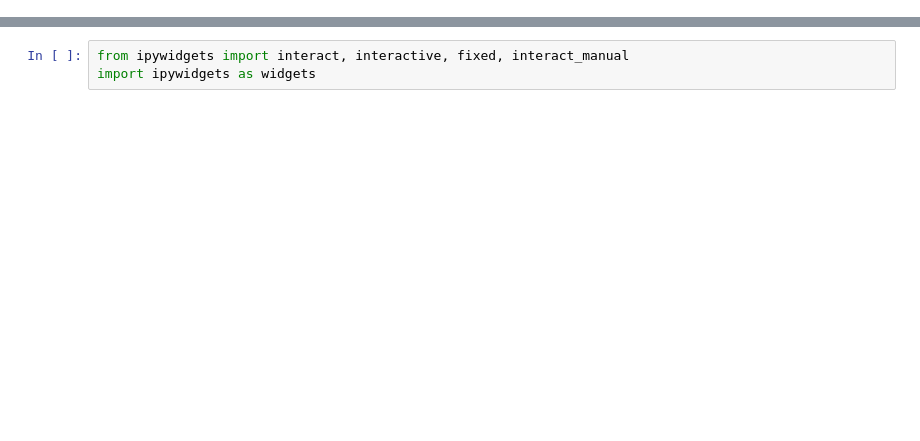
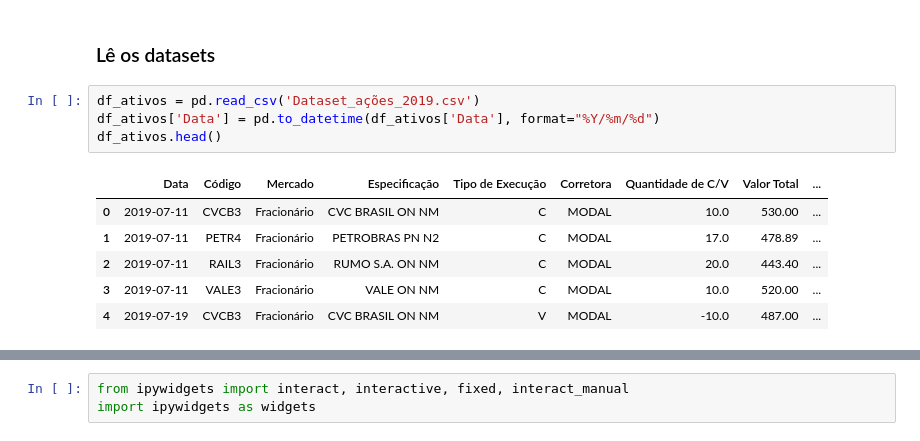
Before and after one commit to RGivisiez/controle-B3, a Jupyter notebook: Imposto de renda.ipynb, the cells around one changed output, grey strips where cells are left out. Drawn from its saved outputs; the diff is of its cells as text; blank space fills up the shorter version.

```diff
--- a/Imposto de renda.ipynb
+++ b/Imposto de renda.ipynb
@@ -5,0 +29,13 @@ def intersection(l1, l2):
+# %% [markdown]
+### Lê os datasets
+# %%
+df_ativos = pd.read_csv('Dataset_ações_2019.csv')
+df_ativos['Data'] = pd.to_datetime(df_ativos['Data'], format="%Y/%m/%d")
+df_ativos.head()
+# %% [output]
+|  | Data | Código | Mercado | Especificação | Tipo de Execução | Corretora | Quantidade de C/V | Valor Total | ... |
+| 0 | 2019-07-11 | CVCB3 | Fracionário | CVC BRASIL ON NM | C | MODAL | 10.0 | 530.00 | ... |
+| 1 | 2019-07-11 | PETR4 | Fracionário | PETROBRAS PN N2 | C | MODAL | 17.0 | 478.89 | ... |
+| 2 | 2019-07-11 | RAIL3 | Fracionário | RUMO S.A. ON NM | C | MODAL | 20.0 | 443.40 | ... |
+| 3 | 2019-07-11 | VALE3 | Fracionário | VALE ON NM | C | MODAL | 10.0 | 520.00 | ... |
+| 4 | 2019-07-19 | CVCB3 | Fracionário | CVC BRASIL ON NM | V | MODAL | -10.0 | 487.00 | ... |
```
Also changed, not shown: parts of 34 cells of this notebook, 2 other files.
